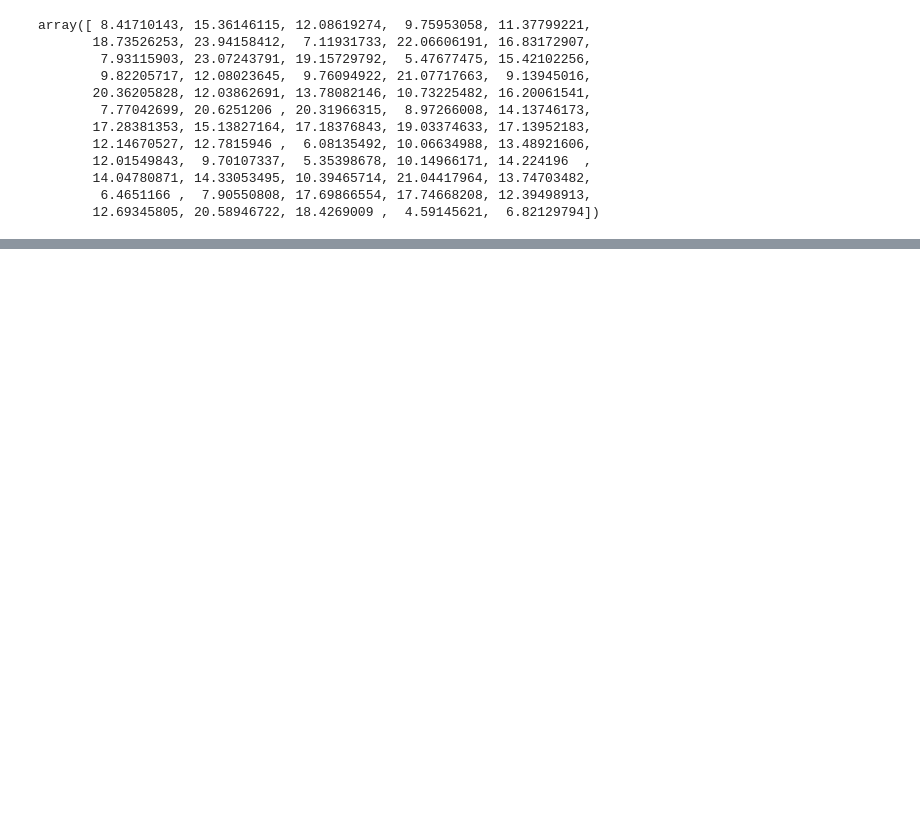
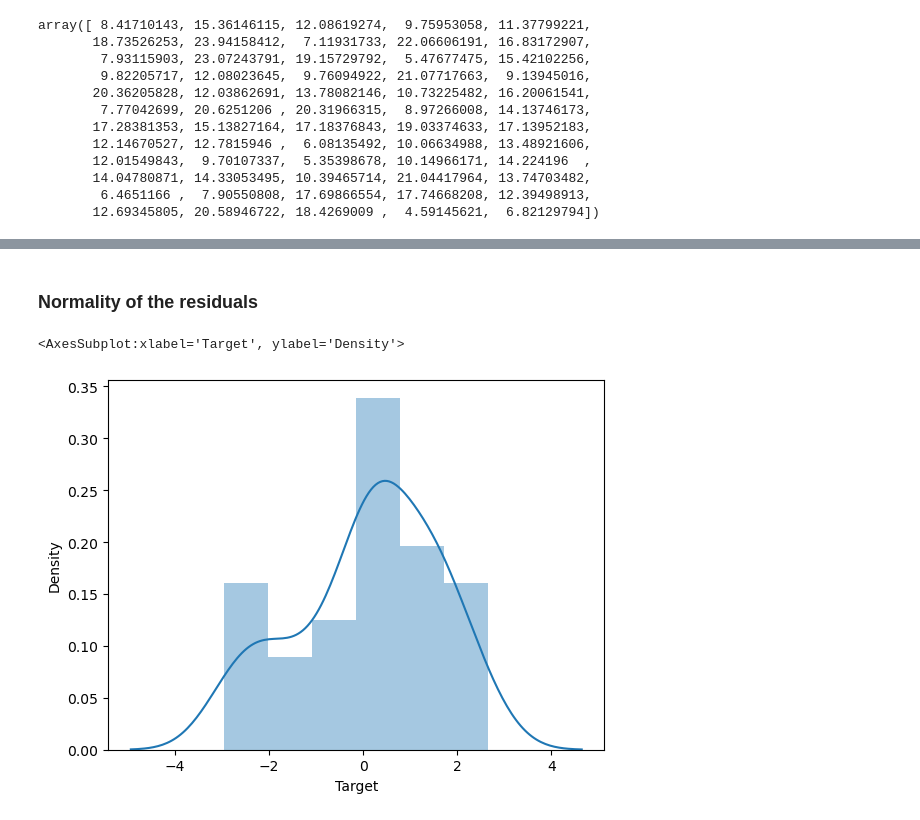
Before and after one commit to ArpitTripathi945/ML_Models_Scratch, a Jupyter notebook: multiple_linear_regression.ipynb, the cells around one changed output, grey strips where cells are left out. Cells and saved outputs as stored; diff of their text form; code cells hidden in the pictures; blank space fills up the shorter version.

```diff
--- a/multiple_linear_regression.ipynb
+++ b/multiple_linear_regression.ipynb
@@ -130,0 +162,7 @@ array([ 8.41710143, 15.36146115, 12.08619274,  9.75953058, 11.37799221,
+# %% [markdown]
+### Normality of the residuals
+# %%
+sns.distplot(residuals)
+# %% [output]
+<AxesSubplot:xlabel='Target', ylabel='Density'>
+[figure, added]
```
Also changed, not shown: parts of 4 cells of this notebook.
